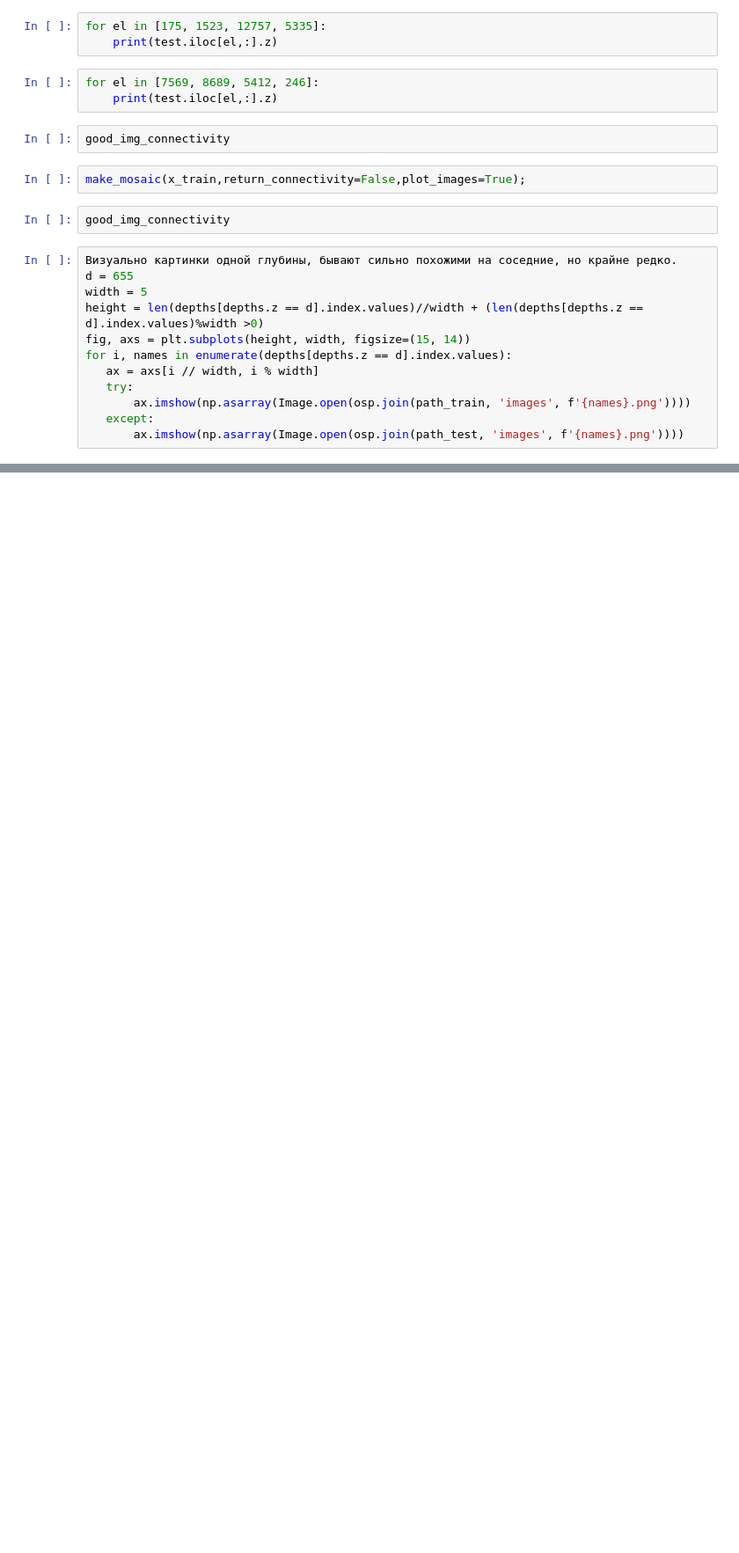
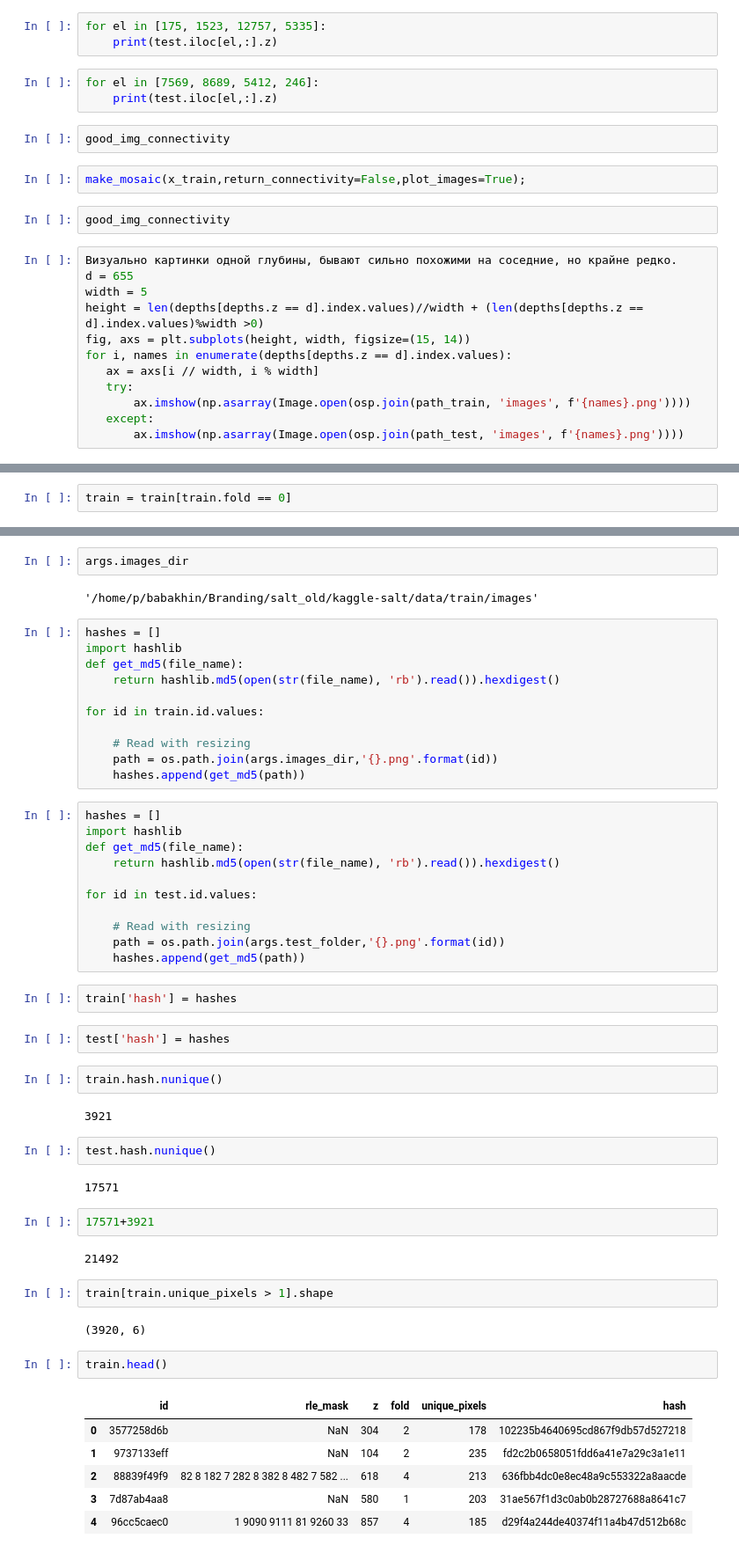
Before and after one commit to ybabakhin/kaggle_salt_bes_phalanx, a Jupyter notebook: Puzzle.ipynb, the cells around one changed output, grey strips where cells are left out. Shown at 88% size. Drawn from its saved outputs; the diff is of its cells as text; blank space fills up the shorter version.

```diff
--- a/Puzzle.ipynb
+++ b/Puzzle.ipynb
@@ -427,0 +429,2 @@ mask = read_mask(os.path.join(args.masks_dir,'{}.png'.format('3577258d6b')), sel
+# %%
+train = train[train.fold == 0]
@@ -427,0 +451,55 @@ mask = read_mask(os.path.join(args.masks_dir,'{}.png'.format('3577258d6b')), sel
+# %%
+args.images_dir
+# %% [output]
+'/home/p/babakhin/Branding/salt_old/kaggle-salt/data/train/images'
+# %%
+hashes = []
+import hashlib
+def get_md5(file_name):
+    return hashlib.md5(open(str(file_name), 'rb').read()).hexdigest()
+
+for id in train.id.values:
+
+    # Read with resizing
+    path = os.path.join(args.images_dir,'{}.png'.format(id))
+    hashes.append(get_md5(path))
+# %%
+hashes = []
+import hashlib
+def get_md5(file_name):
+    return hashlib.md5(open(str(file_name), 'rb').read()).hexdigest()
+
+for id in test.id.values:
+
+    # Read with resizing
+    path = os.path.join(args.test_folder,'{}.png'.format(id))
+    hashes.append(get_md5(path))
+# %%
+train['hash'] = hashes
+# %%
+test['hash'] = hashes
+# %%
+train.hash.nunique()
+# %% [output]
+3921
+# %%
+test.hash.nunique()
+# %% [output]
+17571
+# %%
+17571+3921
+# %% [output]
+21492
+# %%
+train[train.unique_pixels > 1].shape
+# %% [output]
+(3920, 6)
+# %%
+train.head()
+# %% [output]
+|  | id | rle_mask | z | fold | unique_pixels | hash |
+| 0 | 3577258d6b | NaN | 304 | 2 | 178 | 102235b4640695cd867f9db57d527218 |
+| 1 | 9737133eff | NaN | 104 | 2 | 235 | fd2c2b0658051fdd6a41e7a29c3a1e11 |
+| 2 | 88839f49f9 | 82 8 182 7 282 8 382 8 482 7 582 ... | 618 | 4 | 213 | 636fbb4dc0e8ec48a9c553322a8aacde |
+| 3 | 7d87ab4aa8 | NaN | 580 | 1 | 203 | 31ae567f1d3c0ab0b28727688a8641c7 |
+| 4 | 96cc5caec0 | 1 9090 9111 81 9260 33 | 857 | 4 | 185 | d29f4a244de40374f11a4b47d512b68c |
```
Also changed, not shown: parts of 41 cells of this notebook, 14 other files.
